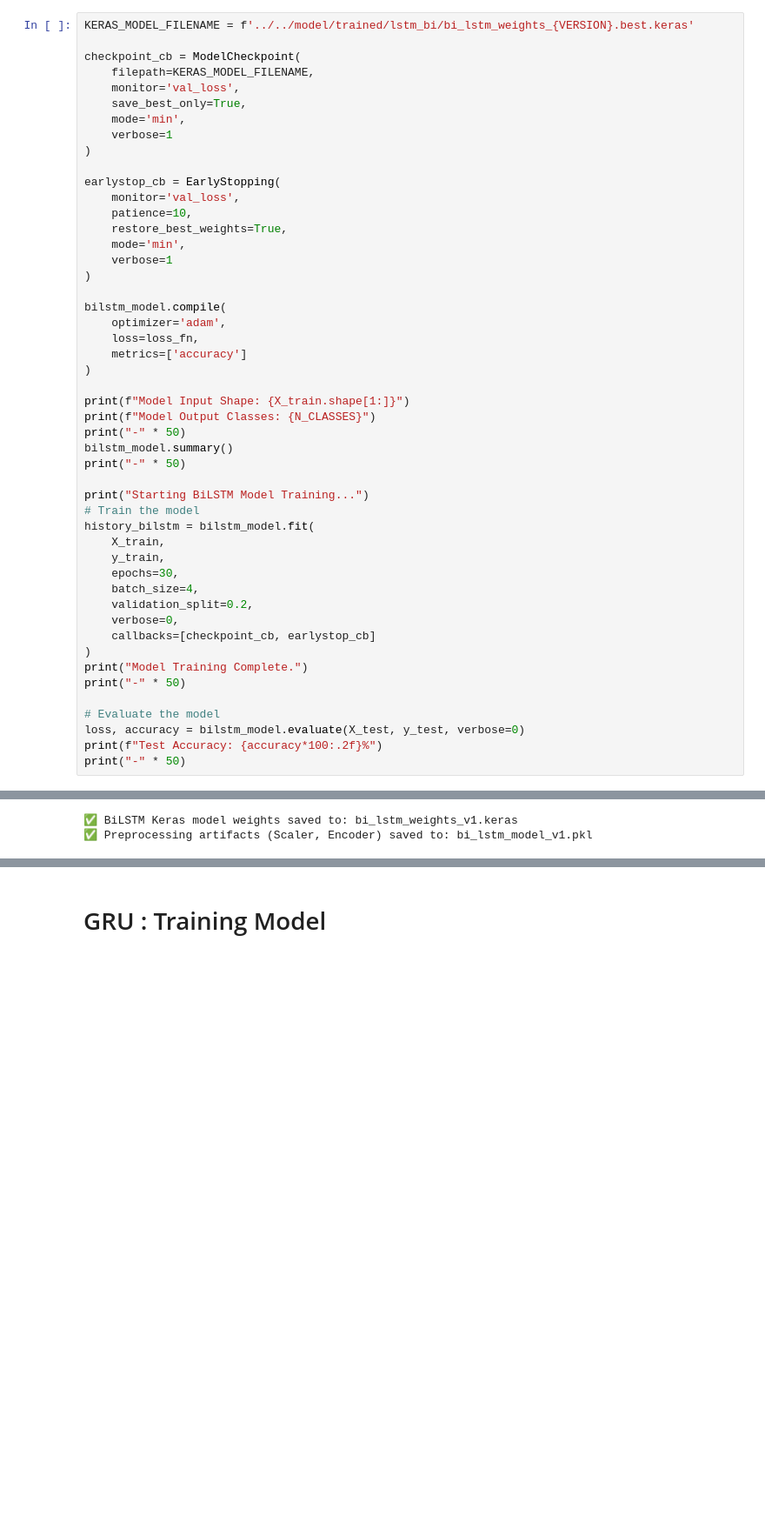
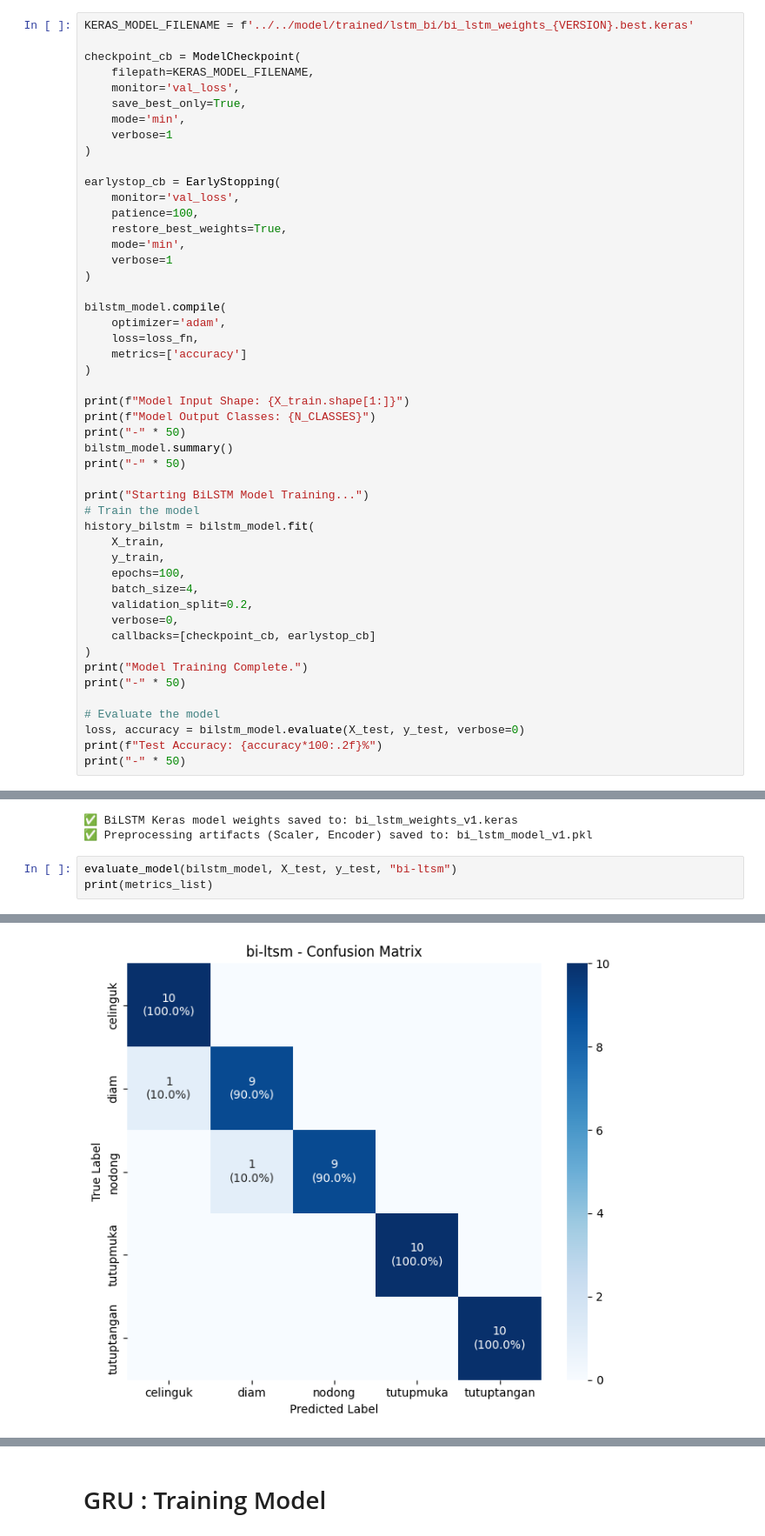
Before and after one commit to NawfalHadi/suspicious_detection, a Jupyter notebook: code/workflow/2_training.ipynb, the cells around one changed output, grey strips where cells are left out. Shown at 87% size. Drawn from its saved outputs; the diff is of its cells as text; blank space fills up the shorter version.

```diff
--- a/code/workflow/2_training.ipynb
+++ b/code/workflow/2_training.ipynb
@@ -257,7 +471,7 @@ checkpoint_cb = ModelCheckpoint(
 
 earlystop_cb = EarlyStopping(
     monitor='val_loss',
-    patience=10,
+    patience=100,
     restore_best_weights=True,
     mode='min',
     verbose=1
@@ -280,7 +494,7 @@ print("Starting BiLSTM Model Training...")
 history_bilstm = bilstm_model.fit(
     X_train,
     y_train,
-    epochs=30,
+    epochs=100,
     batch_size=4,
     validation_split=0.2,
     verbose=0,
@@ -355,3 +569,7 @@ print(f"✅ Preprocessing artifacts (Scaler, Encoder) saved to: {PICKLE_FILENAME
 # %% [output]
 ✅ BiLSTM Keras model weights saved to: bi_lstm_weights_v1.keras
 ✅ Preprocessing artifacts (Scaler, Encoder) saved to: bi_lstm_model_v1.pkl
+# %%
+evaluate_model(bilstm_model, X_test, y_test, "bi-ltsm")
+print(metrics_list)
+# %% [output]
@@ -357,0 +593 @@ print(f"✅ Preprocessing artifacts (Scaler, Encoder) saved to: {PICKLE_FILENAME
+[figure, added]
```
Also changed, not shown: parts of 20 cells of this notebook, 12 other files.
